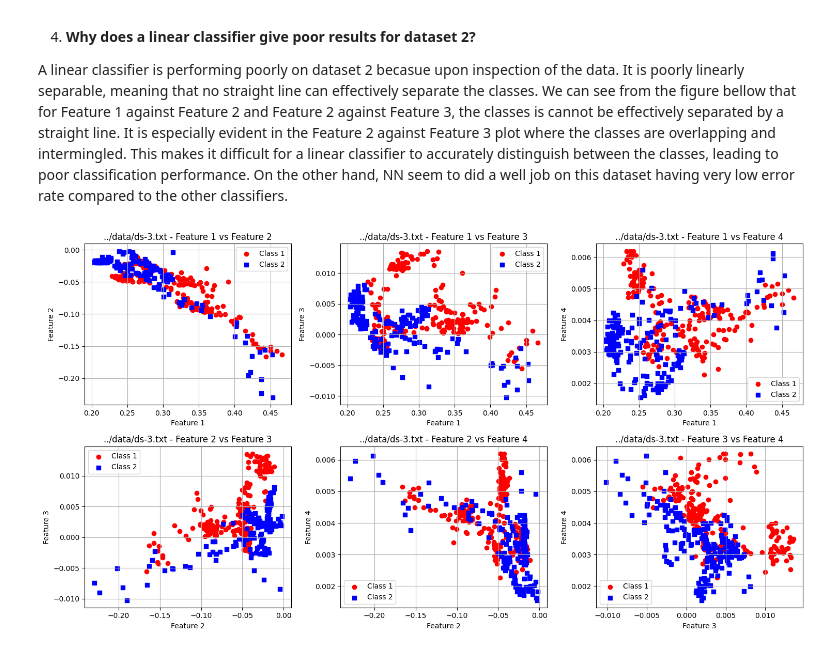
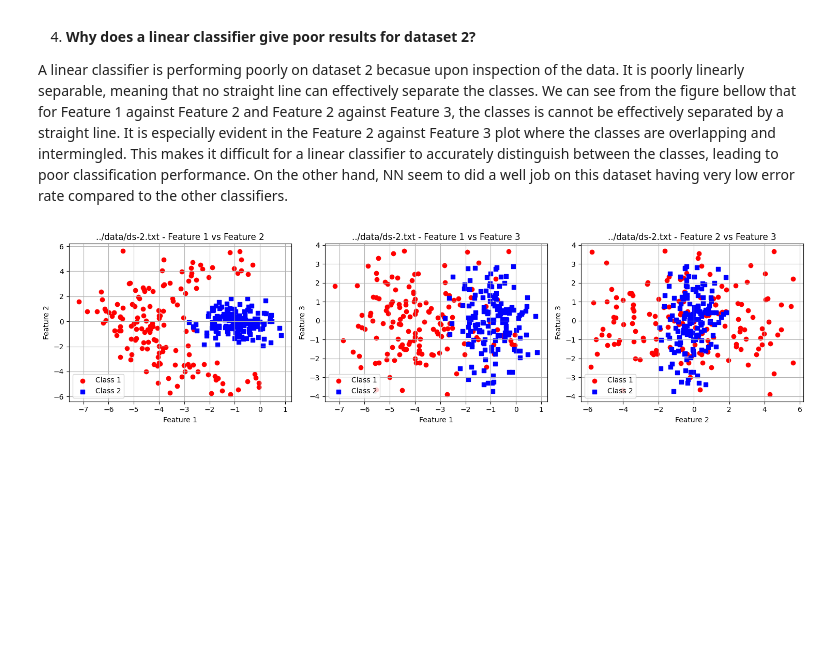
Before and after one commit to javidaf/TEK5020-P1, a Jupyter notebook: tek5020_p1/notebook.ipynb, the cells around one changed output. Saved outputs shown, nothing was run; the diff lists cells and outputs as text; code cells hidden in the pictures; blank space fills up the shorter version.

```diff
--- a/tek5020_p1/notebook.ipynb
+++ b/tek5020_p1/notebook.ipynb
@@ -244,6 +226,6 @@ Using the same dataset for both training and evaluation can lead to overfitting,
 A linear classifier is performing poorly on dataset 2 becasue upon inspection of the data. It is poorly linearly separable, meaning that no straight line can effectively separate the classes.
 We can see from the figure bellow that for Feature 1 against Feature 2 and Feature 2 against Feature 3, the classes is  cannot be effectively separated by a straight line. It is especially evident in the Feature 2 against Feature 3 plot where the classes are overlapping and intermingled. This makes it difficult for a linear classifier to accurately distinguish between the classes, leading to poor classification performance. On the other hand, NN seem to did a well job on this dataset having very low error rate compared to the other classifiers.
 # %%
-plot_all_feature_combinations(datasets['Dataset_3'])
+plot_all_feature_combinations(datasets['Dataset_2'])
 # %% [output]
-[figure, old version]
+[figure, new version]
```
Also changed, not shown: parts of 1 cell of this notebook.
